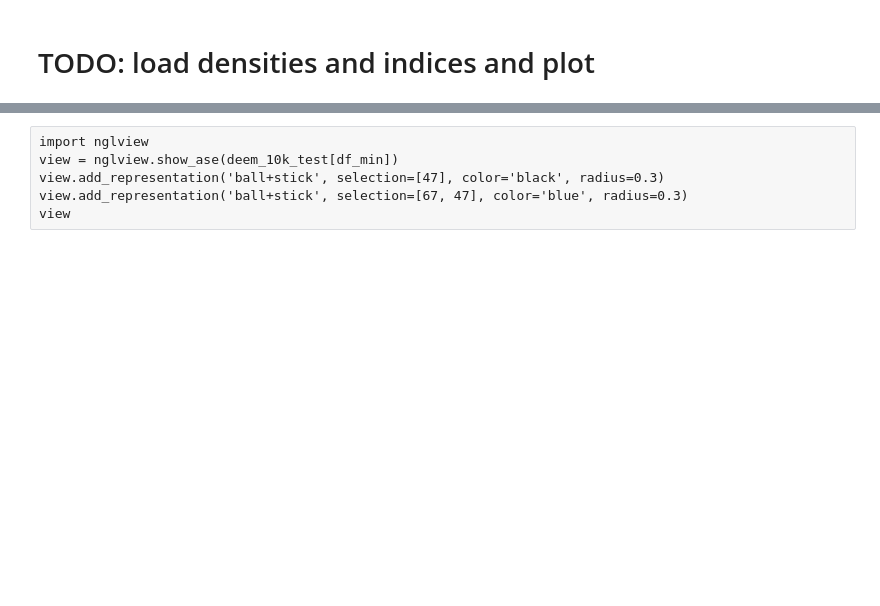
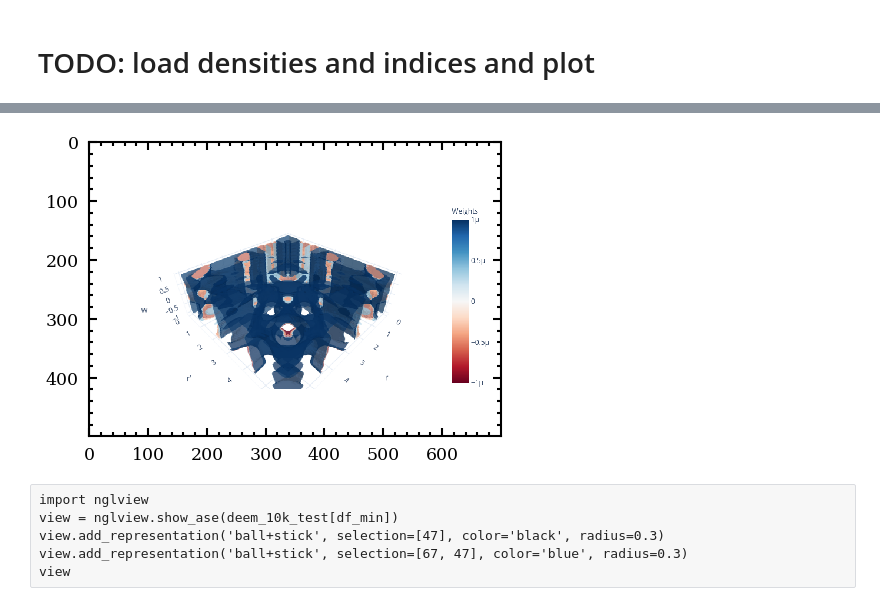
Before and after one commit to bhelfrecht/zeolites_iza-deem, a Jupyter notebook: Scripts/Analysis/soap_density_analysis.ipynb, the cells around one changed output, grey strips where cells are left out. Drawn from its saved outputs; the diff is of its cells as text; code cells hidden in the pictures; blank space fills up the shorter version.

Commit message:
Progress on real-space density analysis notebooks

```diff
--- a/Scripts/Analysis/soap_density_analysis.ipynb
+++ b/Scripts/Analysis/soap_density_analysis.ipynb
@@ -43,6 +155,9 @@ with open('../../Processed_Data/soap_hyperparameters.json', 'r') as f:
     soap_hyperparameters = json.load(f)
 
 cutoffs = soap_hyperparameters['interaction_cutoff']
+# %%
+n_Si_deem = np.loadtxt('../../Processed_Data/DEEM_10k/n_Si.dat', dtype=int)
+n_Si_iza = np.loadtxt('../../Processed_Data/IZA_226/n_Si.dat', dtype=int)
 # %%
 # Load train and test indices
 idxs_deem_train = np.loadtxt('../../Processed_Data/DEEM_10k/train.idxs', dtype=int)
@@ -71,3 +171,0 @@ for cutoff in tqdm(cutoffs, desc='Cutoff', leave=True):
-# %%
-cutoff = 6.0
-coef = svc.coef_
@@ -390,0 +184,9 @@ for species_pair_idx in range(0, 3):
+# %%
+# Linear model setup
+n_species = 2
+#group_names = {'power': ['OO', 'OSi', 'SiSi',
+#                         'OO+OSi', 'OO+SiSi', 'OSi+SiSi',
+#                         'OO+OSi+SiSi'],
+#               'radial': ['O', 'Si', 'O+Si']}
+group_names = {'power': ['OO', 'OSi', 'SiSi'],
+               'radial': ['O', 'Si']}
@@ -391,3 +200,51 @@ for species_pair_idx in range(0, 3):
+# %%
+for cutoff in cutoffs:
+    linear_dir = f'{model_dir}/{cutoff}/Linear_Models/LSVC-LPCovR'
+
+    # TODO: load iza rrw indices
+    # TODO: load deem rrw indices
+
+    #for spectrum_type in ('power', 'radial'):
+    for spectrum_type in ['power']:
+        spectrum_name = spectrum_type.capitalize()
+
+        for group_name in group_names[spectrum_type]:
+            deem_file = f'{deem_dir}/{cutoff}/real_space_soaps_{spectrum_type}_full_avg_nonorm_{group_name}.hdf5'
+            iza_file = f'{iza_dir}/{cutoff}/real_space_soaps_{spectrum_type}_full_avg_nonorm_{group_name}.hdf5'
+
+            hdf5_deem = h5py.File(deem_file, 'r')
+            hdf5_iza = h5py.File(iza_file, 'r')
+
+            soaps_deem = hdf5_deem['0'][:]
+            soaps_deem *= np.sum(n_Si_deem)
+            soaps_iza = hdf5_deem['0'][:] * np.sum(n_Si_iza)
+            soaps_avg = (soaps_iza + soaps_deem) / (np.sum(n_Si_iza) + np.sum(n_Si_deem))
+
+            hdf5_deem.close()
+            hdf5_iza.close()
+
+            # TODO: how to handle multiple decision functions?
+            #for n_cantons in (2, 4):
+            for n_cantons in [2]:
+
+                output = f'../../Results/{cutoff}/real_space_overlap_{n_cantons}-Class_{spectrum_name}_{group_name}'
+
+                weights_dir = f'{linear_dir}/{n_cantons}-Class/{spectrum_name}/{group_name}'
+                weights_file = f'{weights_dir}/real_space_svc_weights.hdf5'
+
+                hdf5_weights = h5py.File(weights_file, 'r')
+                weights = hdf5_weights['0'][:]
+
+                hdf5_weights.close()
+
+                overlap = weights * soaps_avg
+
+                make_plot(output, overlap.squeeze(), r_grid[cutoff], p_grid, group_name, neighbors=None)
+
+                img = mplimg.imread(f'{output}.png')
+                plt.imshow(img)
+# %% [output]
+[figure, added]
 # %% [raw]
 import nglview
 view = nglview.show_ase(deem_10k_test[df_min])
```
Also changed, not shown: parts of 26 cells of this notebook.
